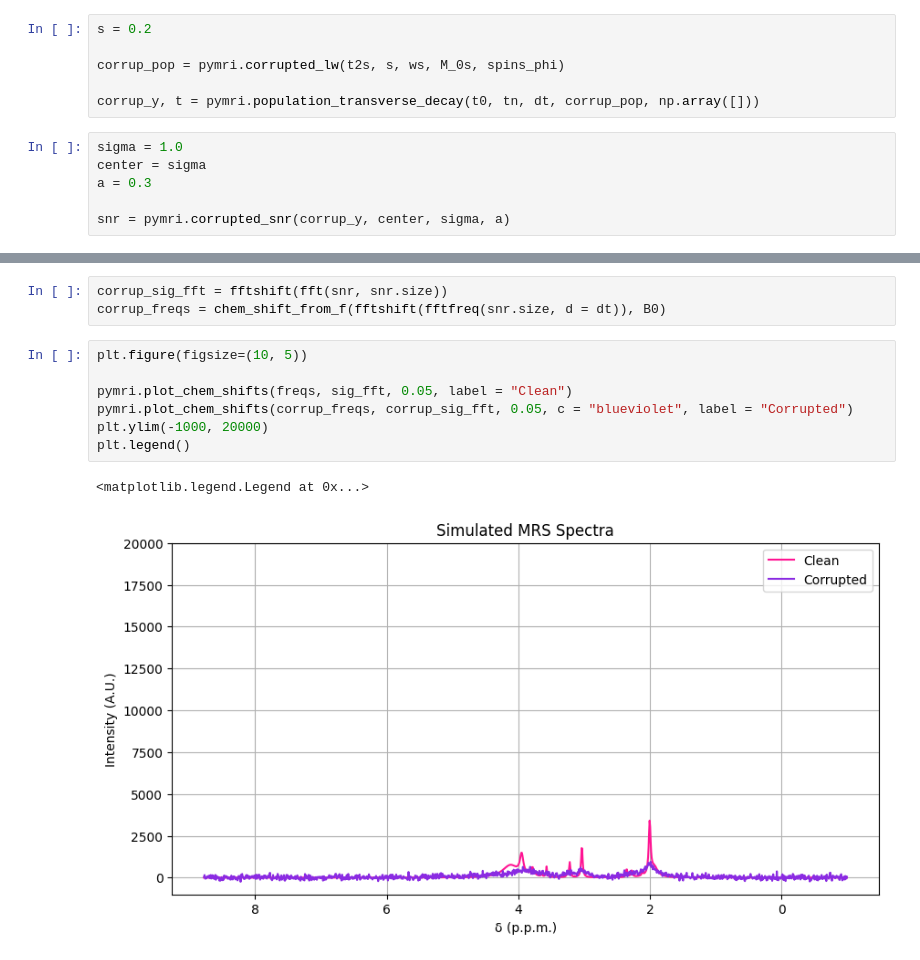
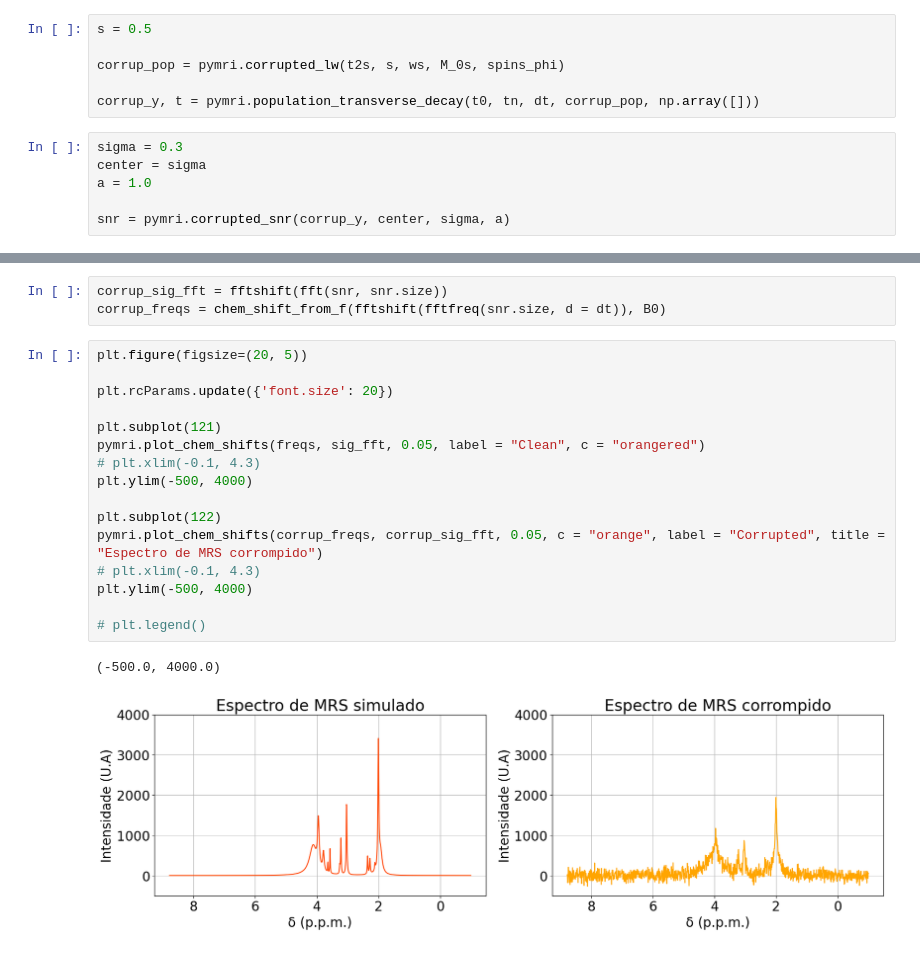
Before and after one commit to JoaoDell/MRI-study, a Jupyter notebook: examples/metabolites/metabolites.ipynb, the cells around one changed output, grey strips where cells are left out. Saved outputs shown, nothing was run; the diff lists cells and outputs as text.

```diff
--- a/examples/metabolites/metabolites.ipynb
+++ b/examples/metabolites/metabolites.ipynb
@@ -200,15 +205,15 @@ print(pymri.snr(np.abs(corrup_sig_fft)))
 # %% [markdown]
 ## LW + SNR + MM
 # %%
-s = 0.2
+s = 0.5
 
 corrup_pop = pymri.corrupted_lw(t2s, s, ws, M_0s, spins_phi)
 
 corrup_y, t = pymri.population_transverse_decay(t0, tn, dt, corrup_pop, np.array([]))
 # %%
-sigma = 1.0
+sigma = 0.3
 center = sigma
-a = 0.3
+a = 1.0
 
 snr = pymri.corrupted_snr(corrup_y, center, sigma, a)
 # %%
@@ -223,12 +228,21 @@ plt.grid()
 corrup_sig_fft = fftshift(fft(snr, snr.size))
 corrup_freqs = chem_shift_from_f(fftshift(fftfreq(snr.size, d = dt)), B0)
 # %%
-plt.figure(figsize=(10, 5))
+plt.figure(figsize=(20, 5))
 
-pymri.plot_chem_shifts(freqs, sig_fft, 0.05, label = "Clean")
-pymri.plot_chem_shifts(corrup_freqs, corrup_sig_fft, 0.05, c = "blueviolet", label = "Corrupted")
-plt.ylim(-1000, 20000)
-plt.legend()
+plt.rcParams.update({'font.size': 20})
+
+plt.subplot(121)
+pymri.plot_chem_shifts(freqs, sig_fft, 0.05, label = "Clean", c = "orangered")
+# plt.xlim(-0.1, 4.3)
+plt.ylim(-500, 4000)
+
+plt.subplot(122)
+pymri.plot_chem_shifts(corrup_freqs, corrup_sig_fft, 0.05, c = "orange", label = "Corrupted", title = "Espectro de MRS corrompido")
+# plt.xlim(-0.1, 4.3)
+plt.ylim(-500, 4000)
+
+# plt.legend()
 # %% [output]
-<matplotlib.legend.Legend at 0x...>
+(-500.0, 4000.0)
-[figure, old version]
+[figure, new version]
```
Also changed, not shown: parts of 9 cells of this notebook, 12 other files.
